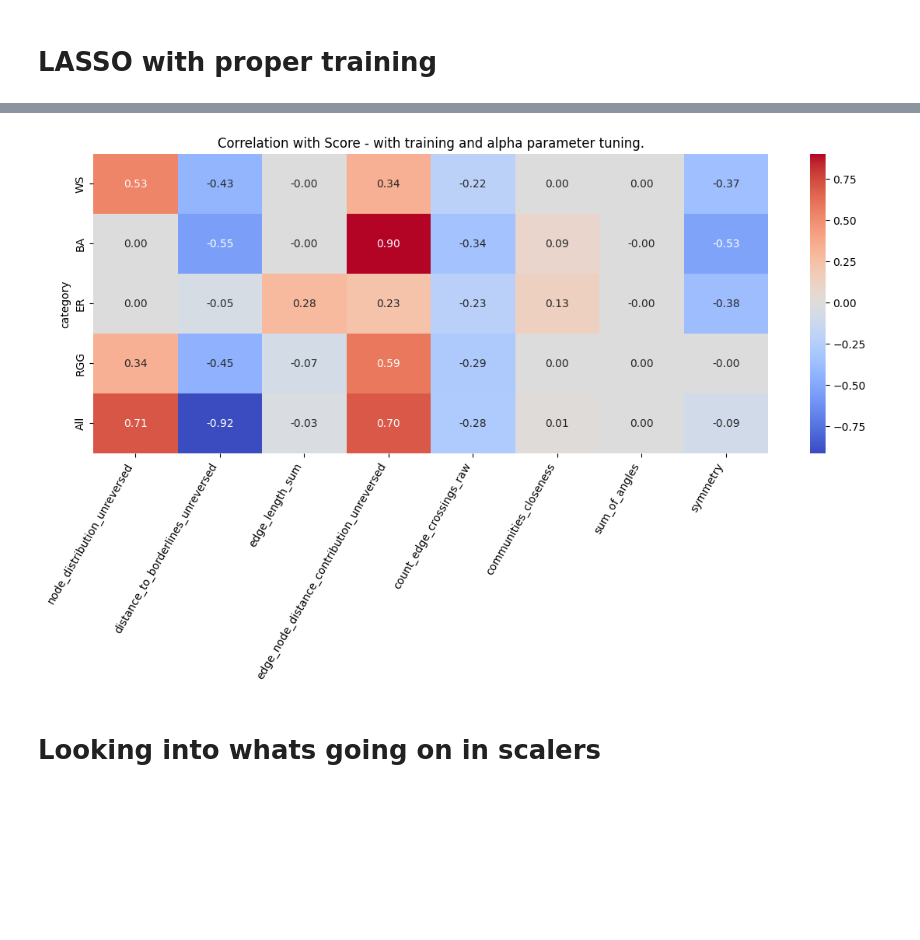
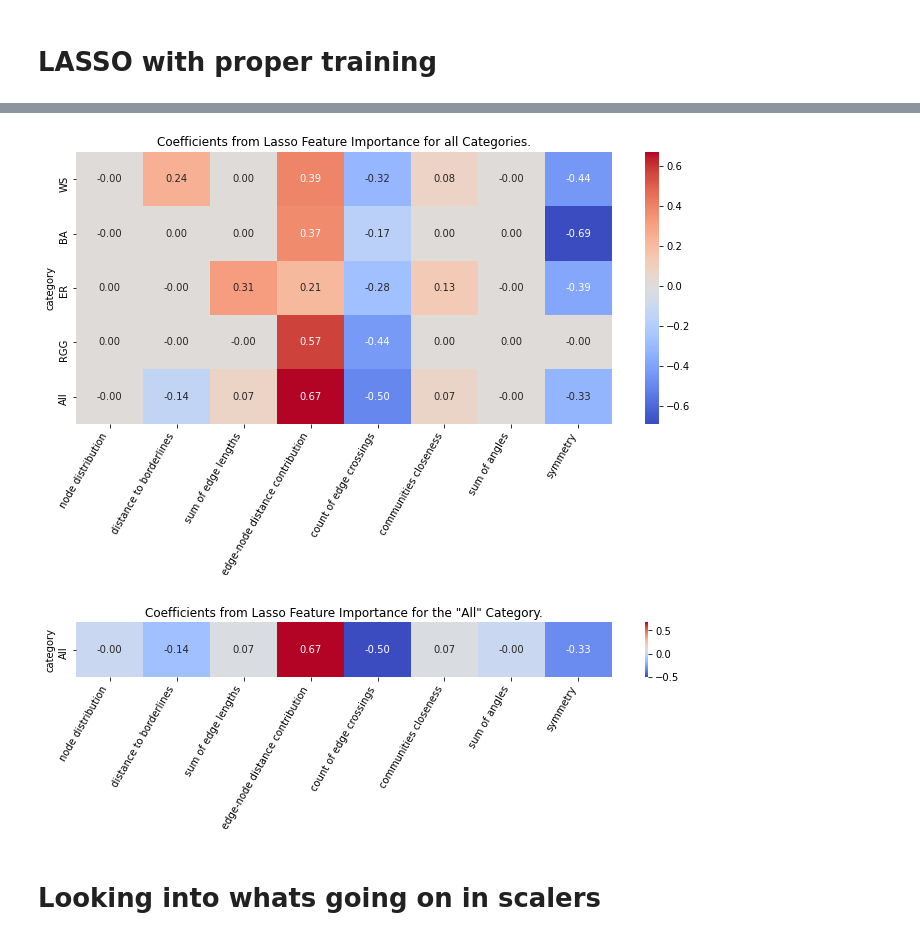
Before and after one commit to ARUMHC/Graph-Vizualisation-Rating-Metric, a Jupyter notebook: feature_importance_analysis.ipynb, the cells around one changed output, grey strips where cells are left out. Drawn from its saved outputs; the diff is of its cells as text; code cells hidden in the pictures; blank space fills up the shorter version.

```diff
--- a/feature_importance_analysis.ipynb
+++ b/feature_importance_analysis.ipynb
@@ -386,3 +387,21 @@ features_er.to_csv(r'lambdas\er_lasso.csv', index=False)
 features_ba.to_csv(r'lambdas\ba_lasso.csv', index=False)
 features_rgg.to_csv(r'lambdas\rgg_lasso.csv', index=False)
 features_all.to_csv(r'lambdas\all_lasso.csv', index=False)
+# %%
+#tun if environement reseter
+import pandas as pd
+
+features_ws = pd.read_csv(r'lambdas\ws_lasso.csv')
+features_er=pd.read_csv(r'lambdas\er_lasso.csv')
+features_ba=pd.read_csv(r'lambdas\ba_lasso.csv')
+features_rgg=pd.read_csv(r'lambdas\rgg_lasso.csv')
+features_all=pd.read_csv(r'lambdas\all_lasso.csv')
+
+features_ws['category'] = 'WS'
+features_ba['category'] = 'BA'
+features_er['category'] = 'ER'
+features_rgg['category'] = 'RGG'
+features_all['category'] = 'All'
+
+all_cats_corrs = pd.concat([features_ws, features_ba, features_er, features_rgg, features_all], ignore_index=True)
+all_cats_corrs.set_index('category', inplace=True)
@@ -389,14 +418,46 @@ features_all.to_csv(r'lambdas\all_lasso.csv', index=False)
 # %%
 import matplotlib.pyplot as plt
 import seaborn as sns
 
-plt.figure(figsize=(14, 5))  # Adjust the figure size as needed
+# plt.figure(figsize=(14, 5)) # Adjust the figure size as needed
+# sns.heatmap(all_cats_corrs, annot=True, cmap='coolwarm', fmt='.2f', cbar=True)
+# plt.xticks(rotation=60, ha='right')
+# plt.title('Feature Importance Results from Lasso')
+# plt.show()
+
+plt.figure(figsize=(12, 5))  # Adjust the figure size as needed
 sns.heatmap(all_cats_corrs, annot=True, cmap='coolwarm', fmt='.2f', cbar=True)
-plt.xticks(rotation=60, ha='right')
-plt.title('Correlation with Score - with training and alpha parameter tuning.')
+
+# Set custom x-axis labels
+custom_labels = ['node distribution', 'distance to borderlines', 'sum of edge lengths', 'edge-node distance contribution',
+                 'count of edge crossings', 'communities closeness', 'sum of angles', 'symmetry']  # Replace with your desired labels
+plt.xticks(ticks=plt.xticks()[0], labels=custom_labels, rotation=60, ha='right')
+
+plt.title('Coefficients from Lasso Feature Importance for all Categories.')
 plt.show()
 # %% [output]
-[figure, old version]
+[figure, new version]
+# %%
+import matplotlib.pyplot as plt
+import seaborn as sns
+
+# Filter the DataFrame for the "All" category
+# Replace 'All' with the actual column/row name or condition that corresponds to the "All" category
+all_category_corrs = all_cats_corrs.loc[['All'], :]  # If "All" is a row
+# all_category_corrs = all_cats_corrs.loc[:, ['All']]  # If "All" is a column
+
+plt.figure(figsize=(12, 1))  # Adjust the figure size as needed
+sns.heatmap(all_category_corrs, annot=True, cmap='coolwarm', fmt='.2f', cbar=True)
+
+# Set custom x-axis labels
+custom_labels = ['node distribution', 'distance to borderlines', 'sum of edge lengths', 'edge-node distance contribution',
+                 'count of edge crossings', 'communities closeness', 'sum of angles', 'symmetry']  # Replace with your desired labels
+plt.xticks(ticks=plt.xticks()[0], labels=custom_labels, rotation=60, ha='right')
+
+plt.title('Coefficients from Lasso Feature Importance for the "All" Category.')
+plt.show()
+# %% [output]
+[figure, added]
 # %%
 # decyzja : mysle ze wylane i brac po prostu all
 # %%
```
Also changed, not shown: parts of 4 cells of this notebook.
